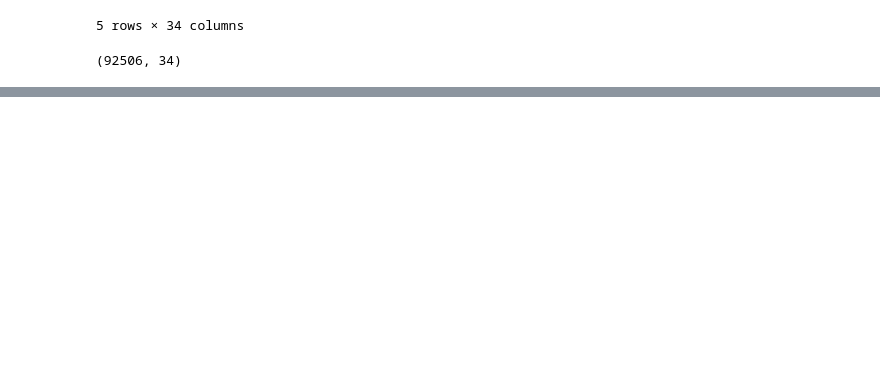
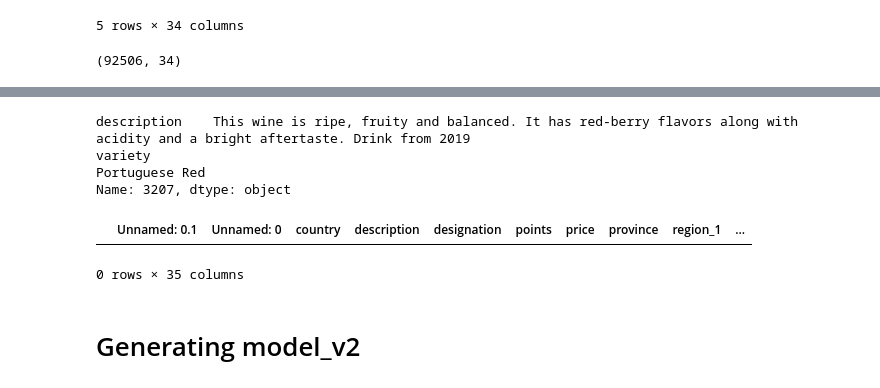
Before and after one commit to AugMoura/vino, a Jupyter notebook: notebooks/vino_augusto.ipynb, the cells around one changed output, grey strips where cells are left out. Cells and saved outputs as stored; diff of their text form; code cells hidden in the pictures; blank space fills up the shorter version.

```diff
--- a/notebooks/vino_augusto.ipynb
+++ b/notebooks/vino_augusto.ipynb
@@ -1392,0 +1553,15 @@ v4.to_csv("../datasets/clean_dataset_v4.csv")
+# %%
+v4[["description", "variety"]].iloc[3207]
+# %% [output]
+description    This wine is ripe, fruity and balanced. It has red-berry flavors along with acidity and a bright aftertaste. Drink from 2019
+variety                                                                                                                      Portuguese Red
+Name: 3207, dtype: object
+# %%
+pd.options.display.max_colwidth = 450
+# %%
+v4[v4["description"].str.contains("3207")]
+# %% [output]
+|  | Unnamed: 0.1 | Unnamed: 0 | country | description | designation | points | price | province | region_1 | ... |
+0 rows × 35 columns
+# %% [markdown]
+# Generating model_v2
```
Also changed, not shown: parts of 21 cells of this notebook, 3 other files.
